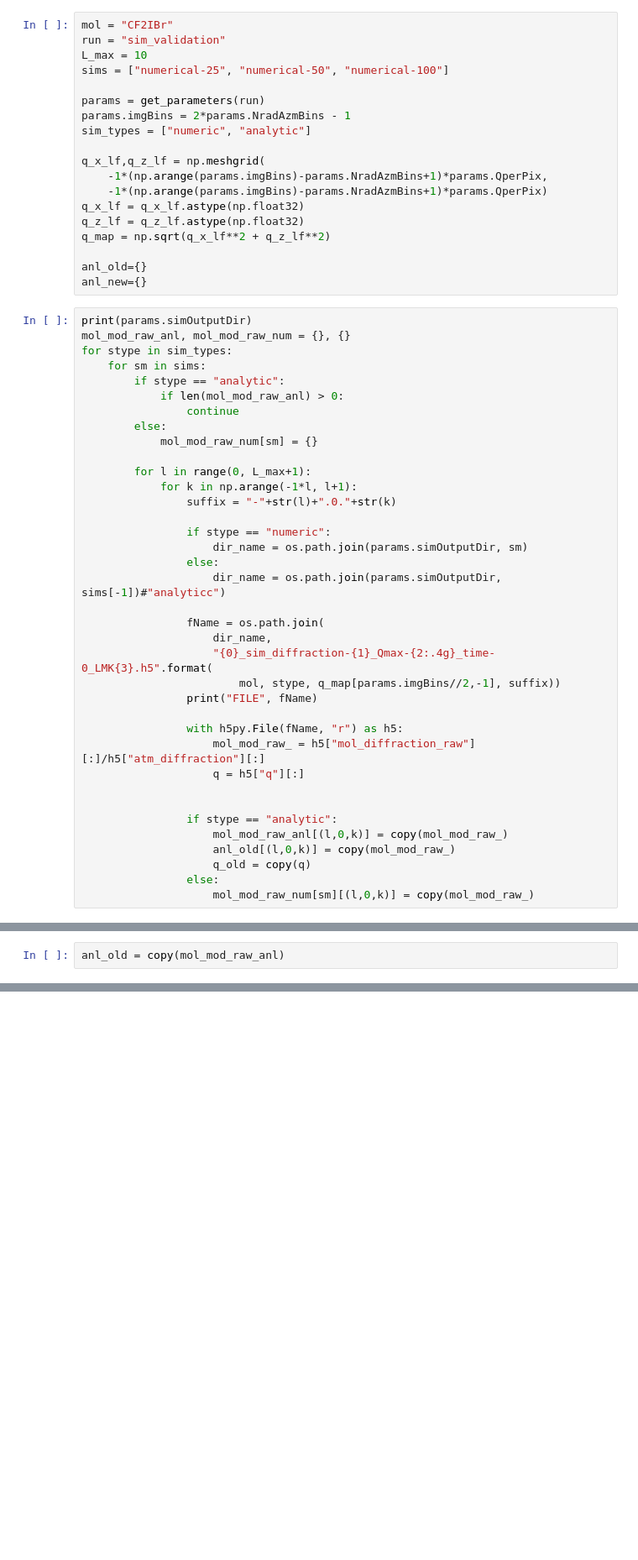
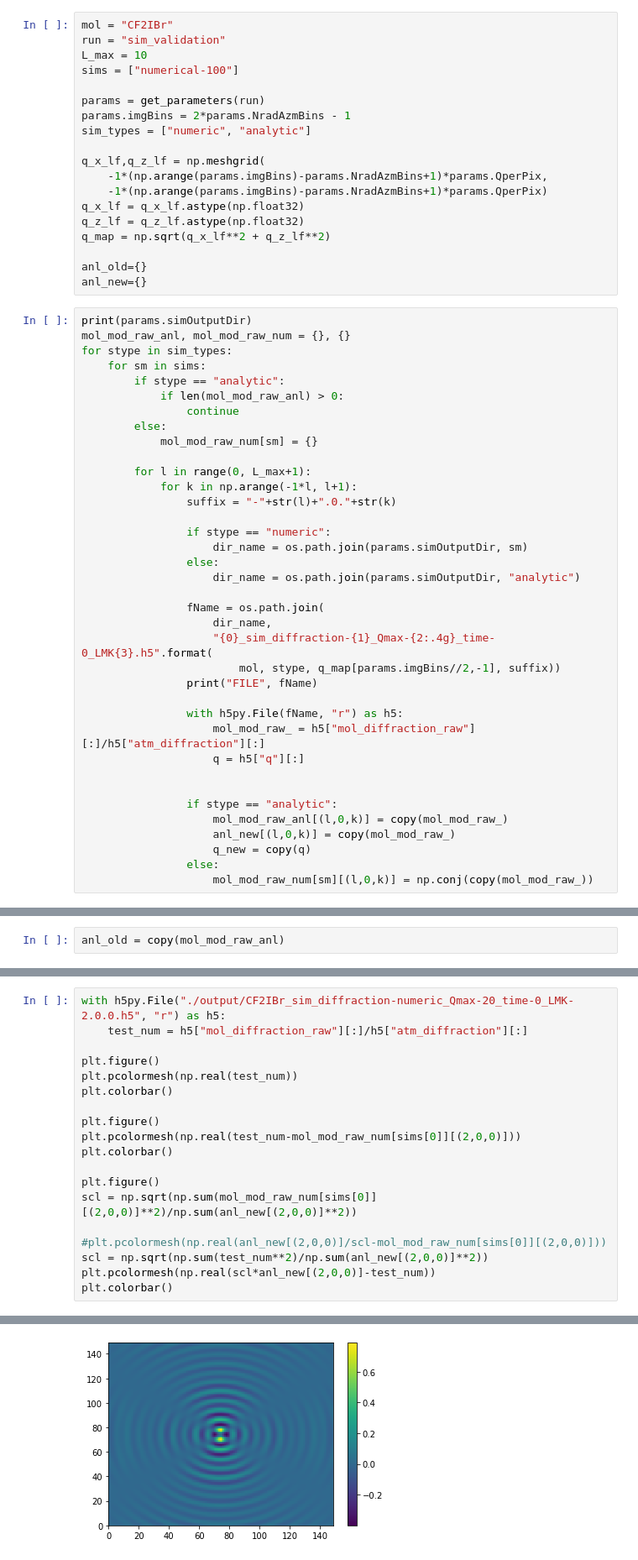
Before and after one commit to khegazy/physics_simulations, a Jupyter notebook: diffractionSimulation/validation/compareSims.ipynb, the cells around one changed output, grey strips where cells are left out. Shown at 84% size. Saved outputs shown, nothing was run; the diff lists cells and outputs as text; blank space fills up the shorter version.

```diff
--- a/diffractionSimulation/validation/compareSims.ipynb
+++ b/diffractionSimulation/validation/compareSims.ipynb
@@ -17,7 +17,7 @@ display(HTML("<style>.container { width:100% !important; }</style>"))
 mol = "CF2IBr"
 run = "sim_validation"
 L_max = 10
-sims = ["numerical-25", "numerical-50", "numerical-100"]
+sims = ["numerical-100"]
 
 params = get_parameters(run)
 params.imgBins = 2*params.NradAzmBins - 1
@@ -50,7 +50,7 @@ for stype in sim_types:
                 if stype == "numeric":
                     dir_name = os.path.join(params.simOutputDir, sm)
                 else:
-                    dir_name = os.path.join(params.simOutputDir, sims[-1])#"analyticc")
+                    dir_name = os.path.join(params.simOutputDir, "analytic")
 
                 fName = os.path.join(
                     dir_name,
@@ -65,9 +65,9 @@ for stype in sim_types:
 
                 if stype == "analytic":
                     mol_mod_raw_anl[(l,0,k)] = copy(mol_mod_raw_)
-                    anl_old[(l,0,k)] = copy(mol_mod_raw_)
-                    q_old = copy(q)
+                    anl_new[(l,0,k)] = copy(mol_mod_raw_)
+                    q_new = copy(q)
                 else:
-                    mol_mod_raw_num[sm][(l,0,k)] = copy(mol_mod_raw_)
+                    mol_mod_raw_num[sm][(l,0,k)] = np.conj(copy(mol_mod_raw_))
 # %% [output]
 ./output
@@ -121,3 +123,23 @@ plt.colorbar()
 # %% [output]
 <matplotlib.colorbar.Colorbar at 0x...>
 [figure]
+# %%
+with h5py.File("./output/CF2IBr_sim_diffraction-numeric_Qmax-20_time-0_LMK-2.0.0.h5", "r") as h5:
+    test_num = h5["mol_diffraction_raw"][:]/h5["atm_diffraction"][:]
+
+plt.figure()
+plt.pcolormesh(np.real(test_num))
+plt.colorbar()
+
+plt.figure()
+plt.pcolormesh(np.real(test_num-mol_mod_raw_num[sims[0]][(2,0,0)]))
+plt.colorbar()
+
+plt.figure()
+scl = np.sqrt(np.sum(mol_mod_raw_num[sims[0]][(2,0,0)]**2)/np.sum(anl_new[(2,0,0)]**2))
+
+#plt.pcolormesh(np.real(anl_new[(2,0,0)]/scl-mol_mod_raw_num[sims[0]][(2,0,0)]))
+scl = np.sqrt(np.sum(test_num**2)/np.sum(anl_new[(2,0,0)]**2))
+plt.pcolormesh(np.real(scl*anl_new[(2,0,0)]-test_num))
+plt.colorbar()
+# %% [output]
@@ -123,0 +147 @@ plt.colorbar()
+[figure, added]
```
Also changed, not shown: parts of 15 cells of this notebook.
